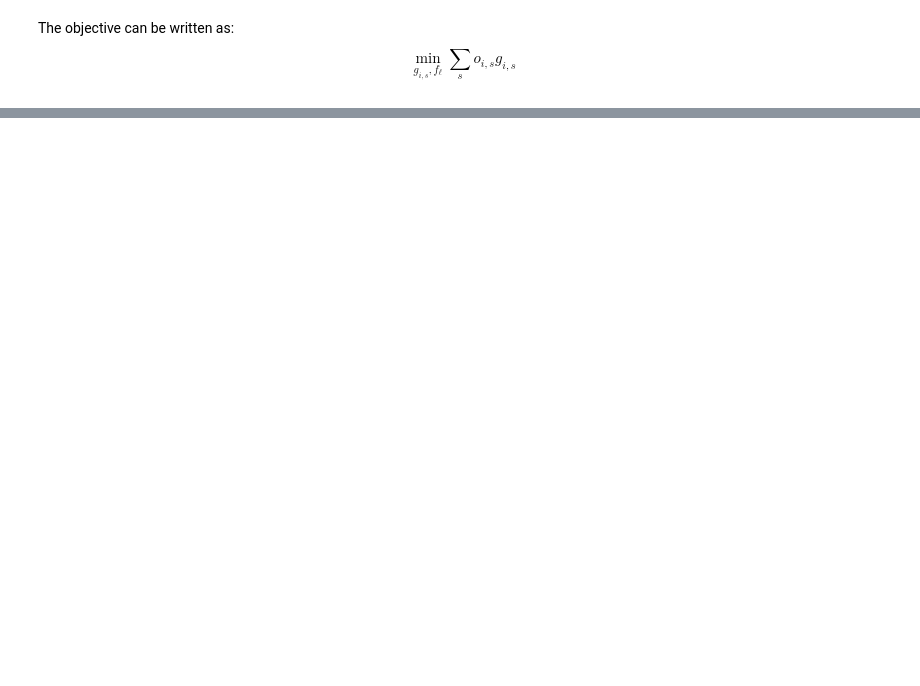
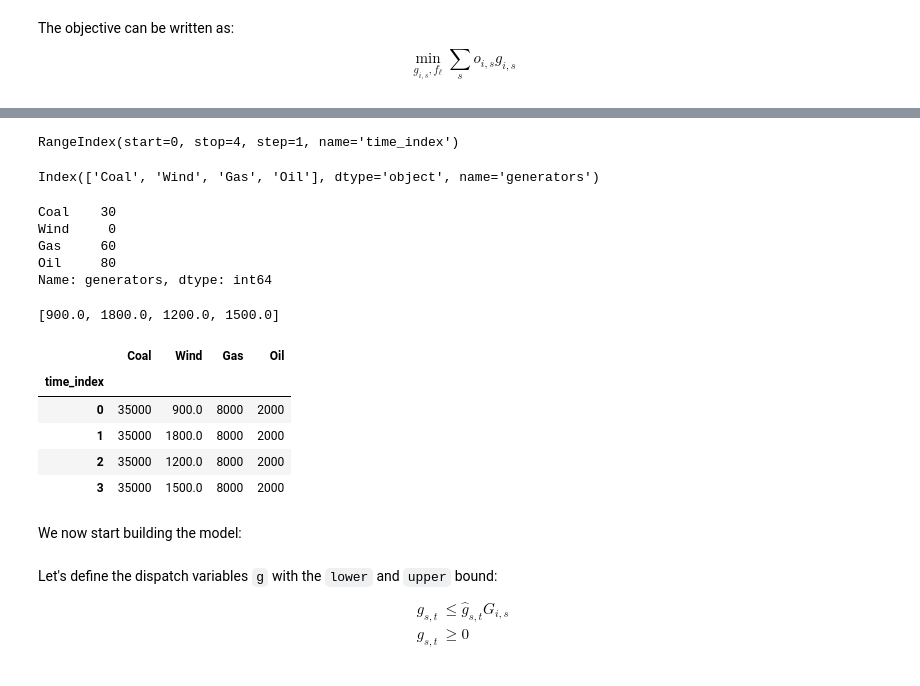
Before and after one commit to fneum/data-science-for-esm, a Jupyter notebook: data-science-for-esm/14-workshop-linopy.ipynb, the cells around one changed output, grey strips where cells are left out. Saved outputs shown, nothing was run; the diff lists cells and outputs as text; code cells hidden in the pictures; blank space fills up the shorter version.

Commit message:
Weiping made edits to linopy examples two zone with transmission, single zone with time steps, and single zone with battery arbitrage

```diff
--- a/data-science-for-esm/14-workshop-linopy.ipynb
+++ b/data-science-for-esm/14-workshop-linopy.ipynb
@@ -303,0 +562,44 @@ $$\min_{g_{i,s}, f_\ell} \sum_s o_{i,s} g_{i,s}$$
+# %%
+time_range = pd.RangeIndex(4, name='time_range')
+time_index = pd.Index(time_range, name='time_index')
+time_index
+# %% [output]
+RangeIndex(start=0, stop=4, step=1, name='time_index')
+# %%
+generators_index=pd.Index(generators, name='generators')
+generators_index
+# %% [output]
+Index(['Coal', 'Wind', 'Gas', 'Oil'], dtype='object', name='generators')
+# %%
+marginal_series = pd.Series([30, 0, 60, 80], index=generators, name="generators")
+marginal_series
+# %% [output]
+Coal    30
+Wind     0
+Gas     60
+Oil     80
+Name: generators, dtype: int64
+# %%
+wind_time_capacityFactor = [0.3, 0.6, 0.4, 0.5]
+wind_time=[capacityFactor*3000 for capacityFactor in  wind_time_capacityFactor]
+wind_time
+# %% [output]
+[900.0, 1800.0, 1200.0, 1500.0]
+# %%
+capacities_time_df = pd.DataFrame(
+    {
+        "Coal": [35000]*4,
+        "Wind": wind_time,
+        "Gas": [8000]*4,
+        "Oil": [2000]*4,
+    },
+    index=time_index,
+)
+capacities_time_df
+# %% [output]
+|  | Coal | Wind | Gas | Oil |
+| time_index |  |  |  |  |
+| 0 | 35000 | 900.0 | 8000 | 2000 |
+| 1 | 35000 | 1800.0 | 8000 | 2000 |
+| 2 | 35000 | 1200.0 | 8000 | 2000 |
+| 3 | 35000 | 1500.0 | 8000 | 2000 |
@@ -303,0 +608,2 @@ $$\min_{g_{i,s}, f_\ell} \sum_s o_{i,s} g_{i,s}$$
+# %% [markdown]
+We now start building the model:
@@ -303,0 +612,6 @@ $$\min_{g_{i,s}, f_\ell} \sum_s o_{i,s} g_{i,s}$$
+# %% [markdown]
+Let's define the dispatch variables `g` with the `lower` and `upper` bound:
+  \begin{align}
+    g_{s,t} &\leq \hat{g}_{s,t} G_{i,s} \\
+    g_{s,t} &\geq 0 \\
+  \end{align}
```
Also changed, not shown: parts of 86 cells of this notebook.
